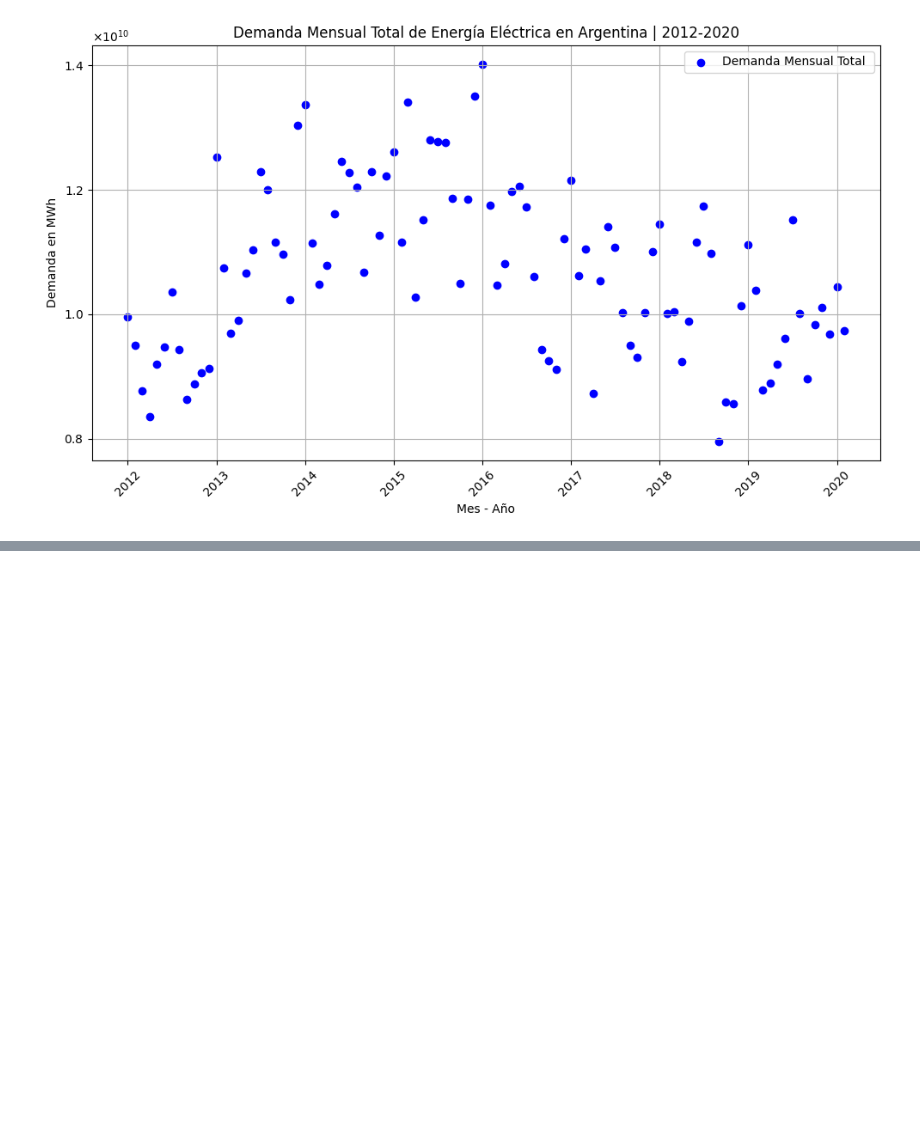
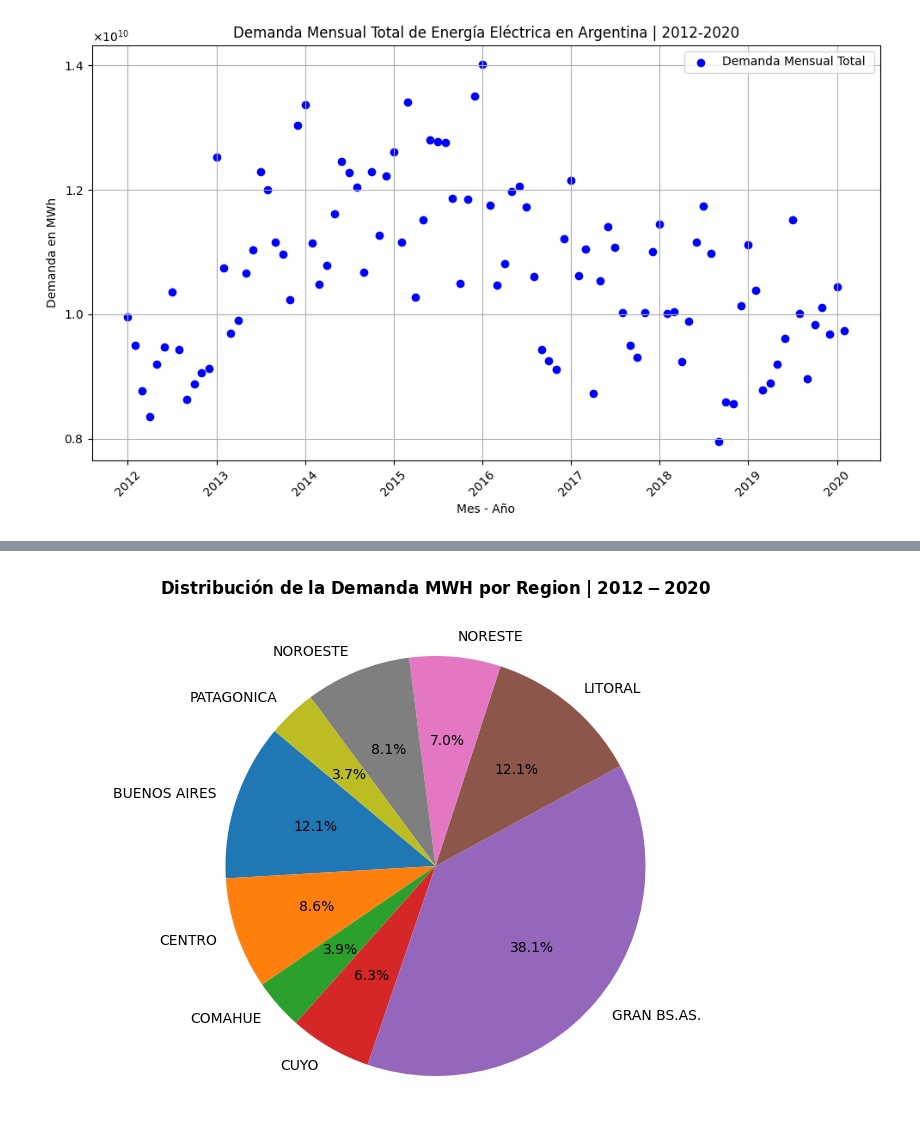
Before and after one commit to manuel-barreiro/prediccion-demanda-electrica, a Jupyter notebook: analisisDescriptivo.ipynb, the cells around one changed output, grey strips where cells are left out. Saved outputs shown, nothing was run; the diff lists cells and outputs as text; code cells hidden in the pictures; blank space fills up the shorter version.

```diff
--- a/analisisDescriptivo.ipynb
+++ b/analisisDescriptivo.ipynb
@@ -149,0 +212,6 @@ plot.show()
+# %%
+#Generación del dataframe
+
+demandaPorRegion = data.groupby('region').demanda_MWh.sum()
+demandaPorRegion = demandaPorRegion.to_frame().reset_index()
+demandaPorRegion
@@ -149,0 +229,10 @@ plot.show()
+# %%
+# Crear el gráfico de tipo "pie chart"
+plot.figure(figsize=(10, 6))
+plot.pie(demandaPorRegion['demanda_MWh'], labels=demandaPorRegion['region'], autopct='%1.1f%%', startangle=140)
+plot.title(r'$\mathbf{Distribución\ de\ la\ Demanda\ MWH\ por\ Region\ | \ 2012-2020}$', pad=30)
+# Mostrar el gráfico
+plot.axis('equal')  # Para asegurarse de que el gráfico sea un círculo
+plot.show()
+# %% [output]
+[figure, added]
```
Also changed, not shown: parts of 14 cells of this notebook, 1 other file.
